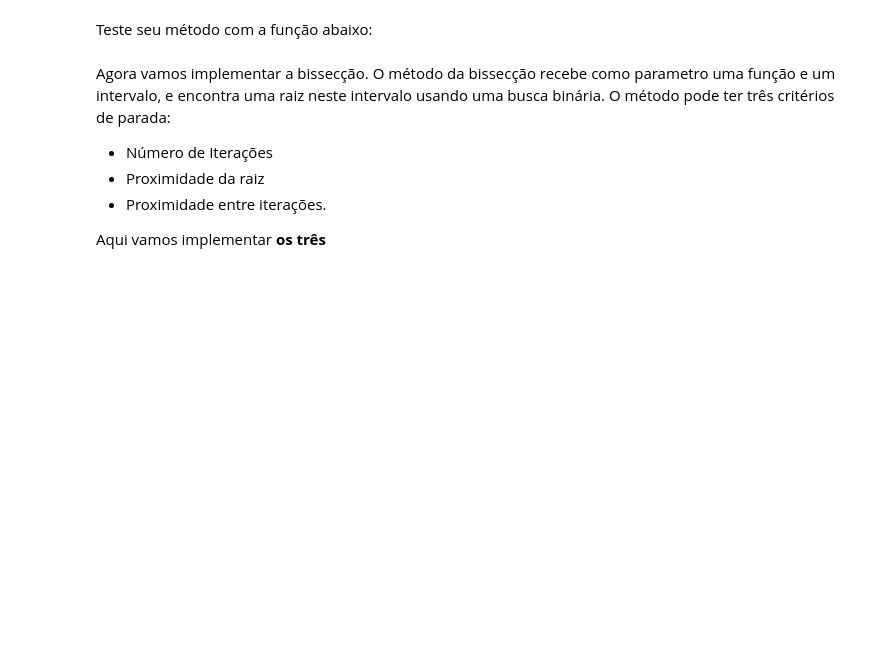
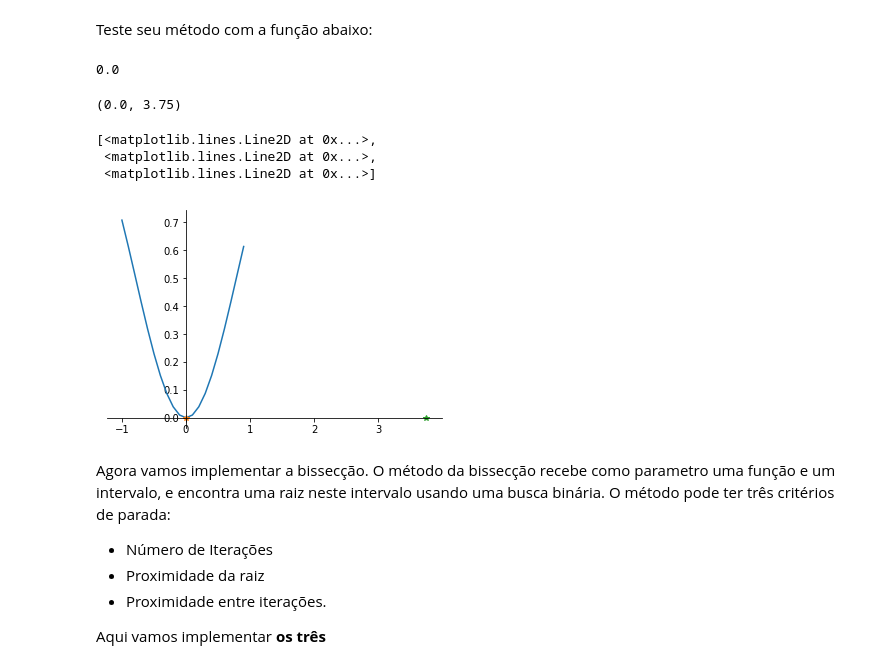
Before and after one commit to nabsonp/ComputacaoNumerica, a Jupyter notebook: Laboratório de Raízes de equações.ipynb, the cells around one changed output. Cells and saved outputs as stored; diff of their text form; code cells hidden in the pictures; blank space fills up the shorter version.

```diff
--- a/Laboratório de Raízes de equações.ipynb
+++ b/Laboratório de Raízes de equações.ipynb
@@ -122,10 +163,51 @@ def achaIntervalo(f,z): #Voce pode rodar a função aqui dentro chamando f(x)
+# %%
+from __future__ import division
+from sympy import *
+def achaIntervalo(f,z): #Voce pode rodar a função aqui dentro chamando f(x)
+    x = symbols('x')
+    a = b = 0
+    if z == 0:
+        a = -0.5
+        b = 0.5
+    else:
+        a = z*0.5
+        b = z*1.5
+    while f(a)*f(b) > 0:
+        if (f(b) > f(a)):
+            b += z*0.5
+        else:
+            a -= z*0.5
+    return (a,b) #intervalo
 # %% [markdown]
 Teste seu método com a função abaixo:
+# %%
+func1(0)
+# %% [output]
+0.0
 # %%
 def func1(x):
     return np.sin(x)**2
 
-achaIntervalo(func1,2.5)
+intervalo = achaIntervalo(func1,2.5)
+intervalo
+# %% [output]
+(0.0, 3.75)
+# %%
+ax = plt.gca()
+ax.spines['right'].set_color('none')
+ax.spines['top'].set_color('none')
+ax.xaxis.set_ticks_position('bottom')
+ax.spines['bottom'].set_position(('data',0))
+ax.yaxis.set_ticks_position('left')
+ax.spines['left'].set_position(('data',0))
+
+x = np.arange(-1,1,0.1)
+plt.plot(x,func1(x),intervalo[0],0,'*',intervalo[1],0,'*')
+# %% [output]
+[<matplotlib.lines.Line2D at 0x...>,
+ <matplotlib.lines.Line2D at 0x...>,
+ <matplotlib.lines.Line2D at 0x...>]
+[figure, added]
 # %% [markdown]
 Agora vamos implementar a bissecção. O método da bissecção recebe como parametro uma função e um intervalo, e encontra uma raiz neste intervalo usando uma busca binária. O método pode ter três critérios de parada:
 
```
Also changed, not shown: parts of 10 cells of this notebook.
